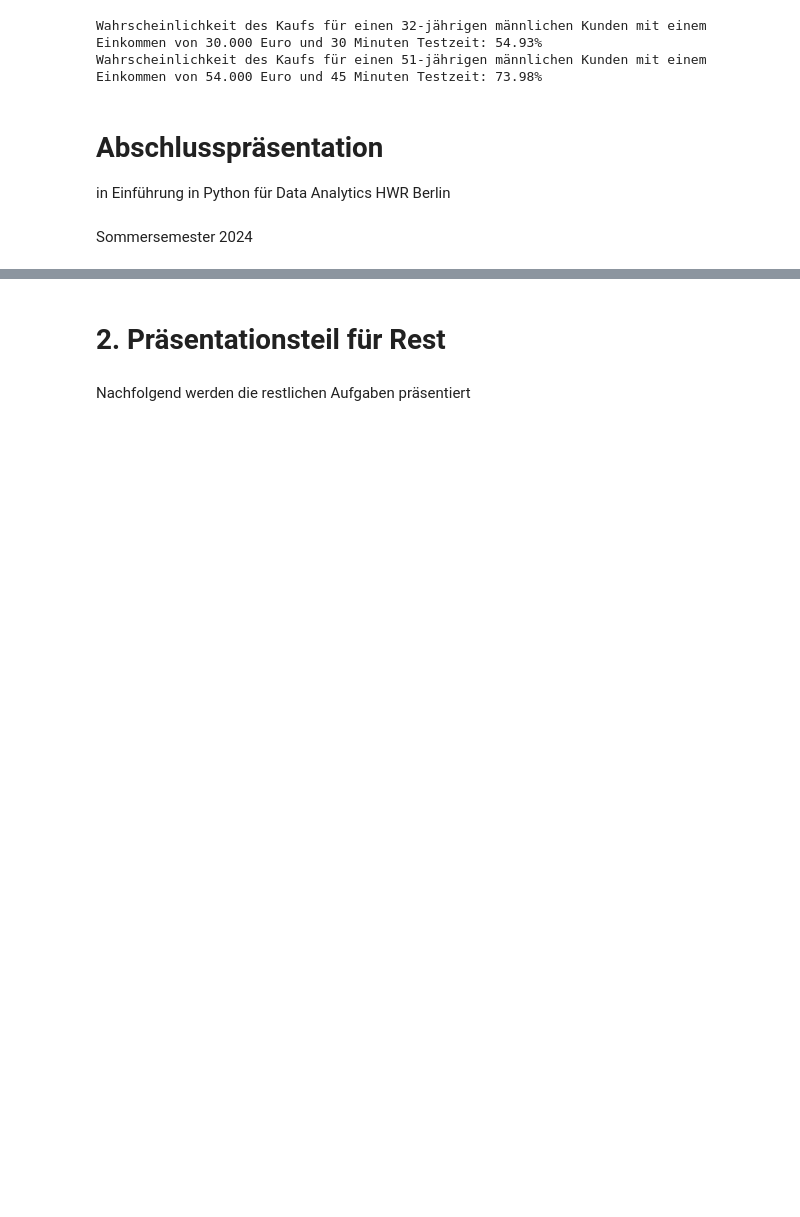
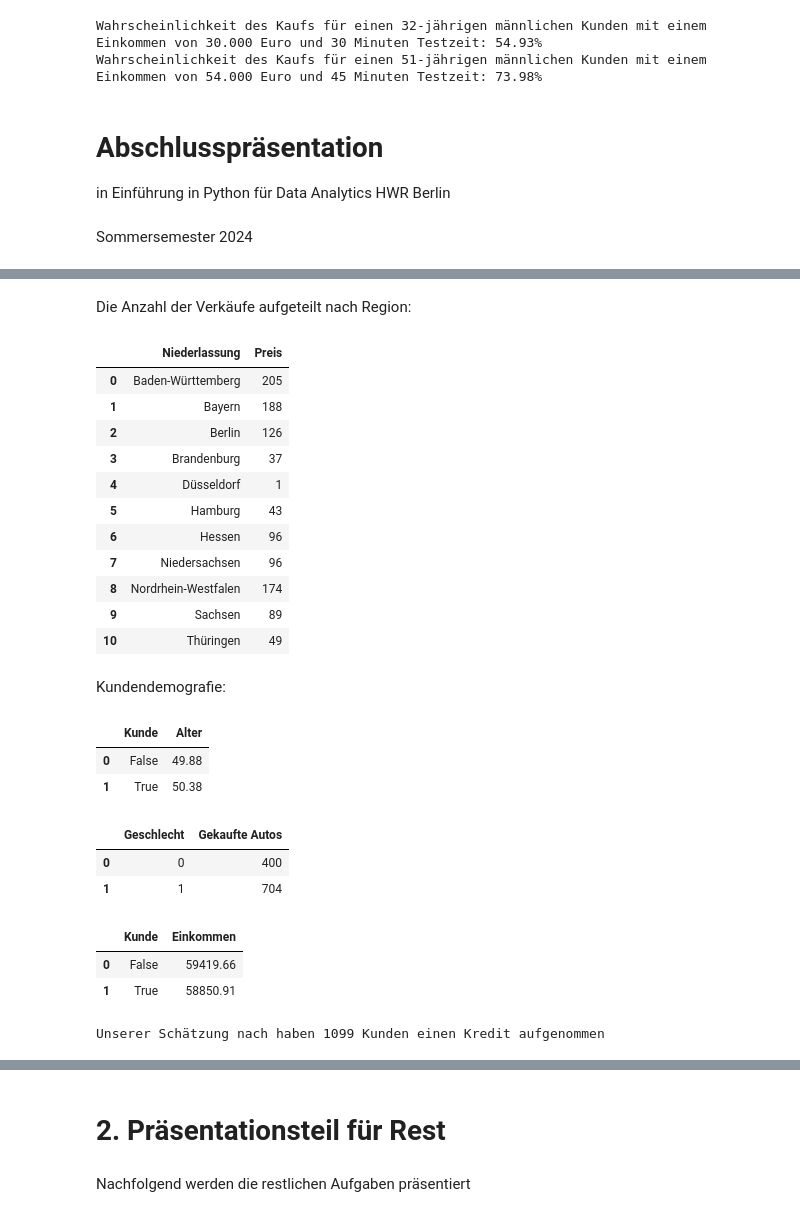
Before and after one commit to Rasger12/final_projectSS24_Group1, a Jupyter notebook: presentation.ipynb, the cells around one changed output, grey strips where cells are left out. Saved outputs shown, nothing was run; the diff lists cells and outputs as text; code cells hidden in the pictures; blank space fills up the shorter version.

```diff
--- a/presentation.ipynb
+++ b/presentation.ipynb
@@ -567,0 +588,53 @@ vlt ist die Aufgabe 20 auch relevant für die GF
+# %% [markdown]
+Die Anzahl der Verkäufe aufgeteilt nach Region:
+# %%
+html4 = aufgabe_4.to_html()
+centered_html4 = f"<div style='display: flex; justify-content: center;'>{html4}</div>"
+
+# Anzeige der zentrierten Tabelle
+display(HTML(centered_html4))
+# %% [output]
+|  | Niederlassung | Preis |
+| 0 | Baden-Württemberg | 205 |
+| 1 | Bayern | 188 |
+| 2 | Berlin | 126 |
+| 3 | Brandenburg | 37 |
+| 4 | Düsseldorf | 1 |
+| 5 | Hamburg | 43 |
+| 6 | Hessen | 96 |
+| 7 | Niedersachsen | 96 |
+| 8 | Nordrhein-Westfalen | 174 |
+| 9 | Sachsen | 89 |
+| 10 | Thüringen | 49 |
+# %% [markdown]
+Kundendemografie:
+# %%
+html8 = aufgabe_8.to_html()
+centered_html8 = f"<div style='display: flex; justify-content: center;'>{html8}</div>"
+
+# Anzeige der zentrierten Tabelle
+display(HTML(centered_html8))
+# %% [output]
+|  | Kunde | Alter |
+| 0 | False | 49.88 |
+| 1 | True | 50.38 |
+# %%
+html7 = aufgabe_7.to_html()
+centered_html7 = f"<div style='display: flex; justify-content: center;'>{html7}</div>"
+display(HTML(centered_html7))
+# %% [output]
+|  | Geschlecht | Gekaufte Autos |
+| 0 | 0 | 400 |
+| 1 | 1 | 704 |
+# %%
+html9 = aufgabe_9.round(2).to_html()
+centered_html9 = f"<div style='display: flex; justify-content: center;'>{html9}</div>"
+display(HTML(centered_html9))
+# %% [output]
+|  | Kunde | Einkommen |
+| 0 | False | 59419.66 |
+| 1 | True | 58850.91 |
+# %%
+print(f'Unserer Schätzung nach haben {aufgabe_13} Kunden einen Kredit aufgenommen')
+# %% [output]
+Unserer Schätzung nach haben 1099 Kunden einen Kredit aufgenommen
```
Also changed, not shown: parts of 105 cells of this notebook, 1 other file.
